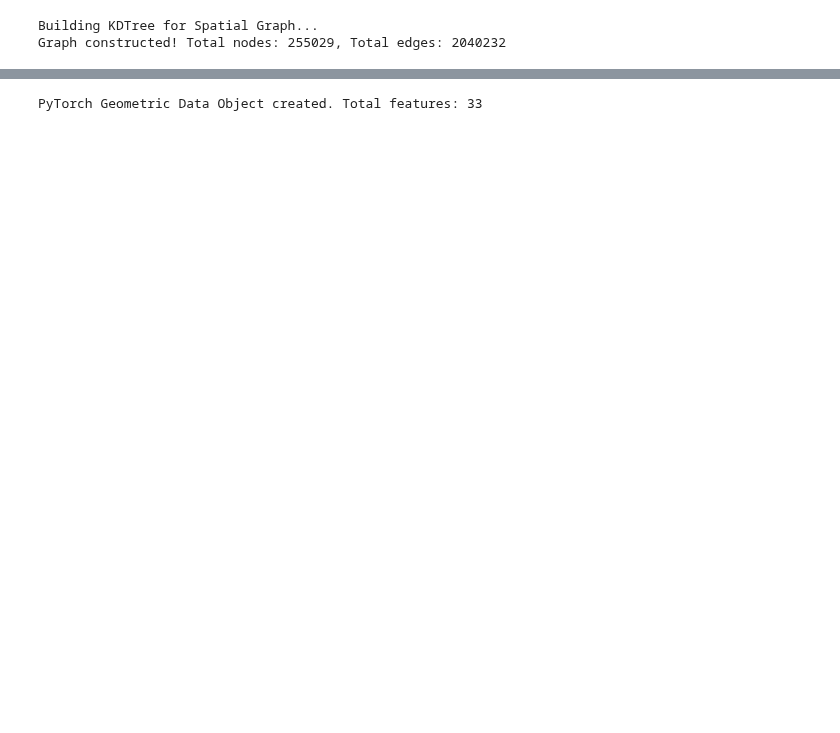
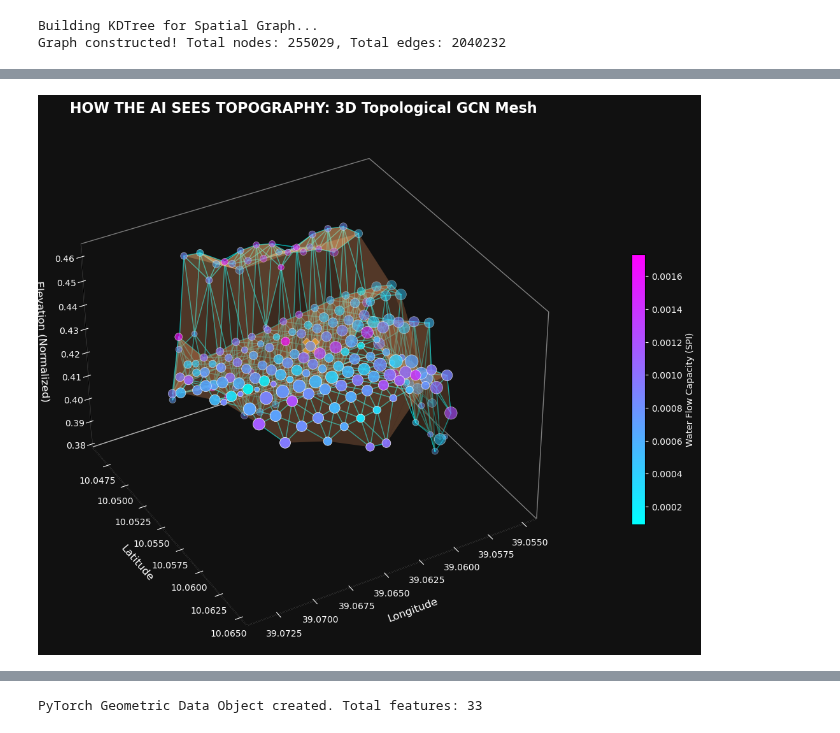
Before and after one commit to surafelasfawosen/ethiopia-soil-erosion-predictor-ai, a Jupyter notebook: Semi_Supervised_Graph_Pipeline_FINAL.ipynb, the cells around one changed output, grey strips where cells are left out. Saved outputs shown, nothing was run; the diff lists cells and outputs as text; code cells hidden in the pictures; blank space fills up the shorter version.

```diff
--- a/Semi_Supervised_Graph_Pipeline_FINAL.ipynb
+++ b/Semi_Supervised_Graph_Pipeline_FINAL.ipynb
@@ -233,0 +362,86 @@ We assemble the numerical features (`x`), the structural edges (`edge_index`), a
+# %%
+import matplotlib.pyplot as plt
+from mpl_toolkits.mplot3d import Axes3D
+import numpy as np
+
+print("Generating Advanced 3D AI Terrain Mesh...")
+
+# 1. Fetch Variables securely
+coords_2d = df[['Longitude', 'Latitude']].values
+elevation = df['Elevation (m)'].values
+spi = df['SPI'].values                  # Stream Power Index (Water Flow)
+slope = df['Slope (Degree)'].values     # How steep the ground is
+
+center_idx = np.random.randint(0, len(coords_2d))
+
+# Pull 200 points to make a solid terrain mesh
+num_sample_points = 200
+distances, local_indices = tree.query(coords_2d[center_idx], k=num_sample_points)
+
+x_vals = coords_2d[local_indices, 0]
+y_vals = coords_2d[local_indices, 1]
+z_vals = elevation[local_indices]
+spi_vals = spi[local_indices]
+slope_vals = slope[local_indices]
+
+# --- Activate Cyber/AI Dark Canvas ---
+fig = plt.figure(figsize=(14, 11))
+fig.patch.set_facecolor('#111111') # Dark aesthetic
+ax = fig.add_subplot(111, projection='3d')
+ax.set_facecolor('#111111')
+ax.xaxis.pane.fill = False
+ax.yaxis.pane.fill = False
+ax.zaxis.pane.fill = False
+ax.grid(False) # Remove standard grid lines for a cleaner floating mesh
+ax.tick_params(colors='white')
+
+# 2. BUILD THE ACTUAL 3D MOUNTAIN SURFACE
+# This draws a translucent topographic blanket underneath the points
+surf = ax.plot_trisurf(x_vals, y_vals, z_vals, cmap='copper', alpha=0.3, linewidth=0, zorder=1)
+
+# 3. DRAW THE NEURAL PATHWAYS (Message Passing Lines)
+for idx in local_indices:
+    neighbors = tree.query(coords_2d[idx], k=9)[1][1:]
+    for neighbor in neighbors:
+        if neighbor in local_indices:
+            # The AI communication lines (Cyan)
+            ax.plot(
+                [coords_2d[idx, 0], coords_2d[neighbor, 0]],
+                [coords_2d[idx, 1], coords_2d[neighbor, 1]],
+                [elevation[idx], elevation[neighbor]],
+                color='cyan', linewidth=1.0, alpha=0.4, zorder=2
+            )
+
+# 4. DRAW THE GEOGRAPHIC NODES (Neurons)
+# Color them by SPI (Cool=Low Water, Magenta=High Water Flow)
+# Size them by Slope (Bigger dots = steeper drop-offs)
+scatter = ax.scatter(
+    x_vals, y_vals, z_vals,
+    c=spi_vals, cmap='cool', s=(slope_vals * 200) + 20,
+    edgecolors='white', linewidth=0.5, depthshade=True, zorder=5
+)
+
+# 5. Highlight the Center "Brain" Node
+ax.scatter(
+    coords_2d[center_idx, 0], coords_2d[center_idx, 1], elevation[center_idx],
+    color='gold', edgecolors='white', s=350, marker='X', zorder=10
+)
+
+# Text and Labels Formatting
+ax.set_title('HOW THE AI SEES TOPOGRAPHY: 3D Topological GCN Mesh', fontsize=16, color='white', pad=20, fontweight='bold')
+ax.set_xlabel('Longitude', fontsize=12, color='white', labelpad=10)
+ax.set_ylabel('Latitude', fontsize=12, color='white', labelpad=10)
+ax.set_zlabel('Elevation (Normalized)', fontsize=12, color='white', labelpad=10)
+
+# Add a colorbar to explain the node colors
+cbar = fig.colorbar(scatter, ax=ax, shrink=0.5, pad=0.1)
+cbar.set_label('Water Flow Capacity (SPI)', color='white')
+cbar.ax.yaxis.set_tick_params(color='white')
+plt.setp(plt.getp(cbar.ax.axes, 'yticklabels'), color='white')
+
+# Auto-tilt to a perfect perspective
+ax.view_init(elev=35, azim=60)
+
+plt.show()
+print("✅ Advanced Spatial Mesh Generated! Look at how the water vectors and slopes tie into the neural edges.")
+# %% [output]
@@ -233,0 +449 @@ We assemble the numerical features (`x`), the structural edges (`edge_index`), a
+[figure, added]
```
Also changed, not shown: parts of 50 cells of this notebook, 25 other files.
